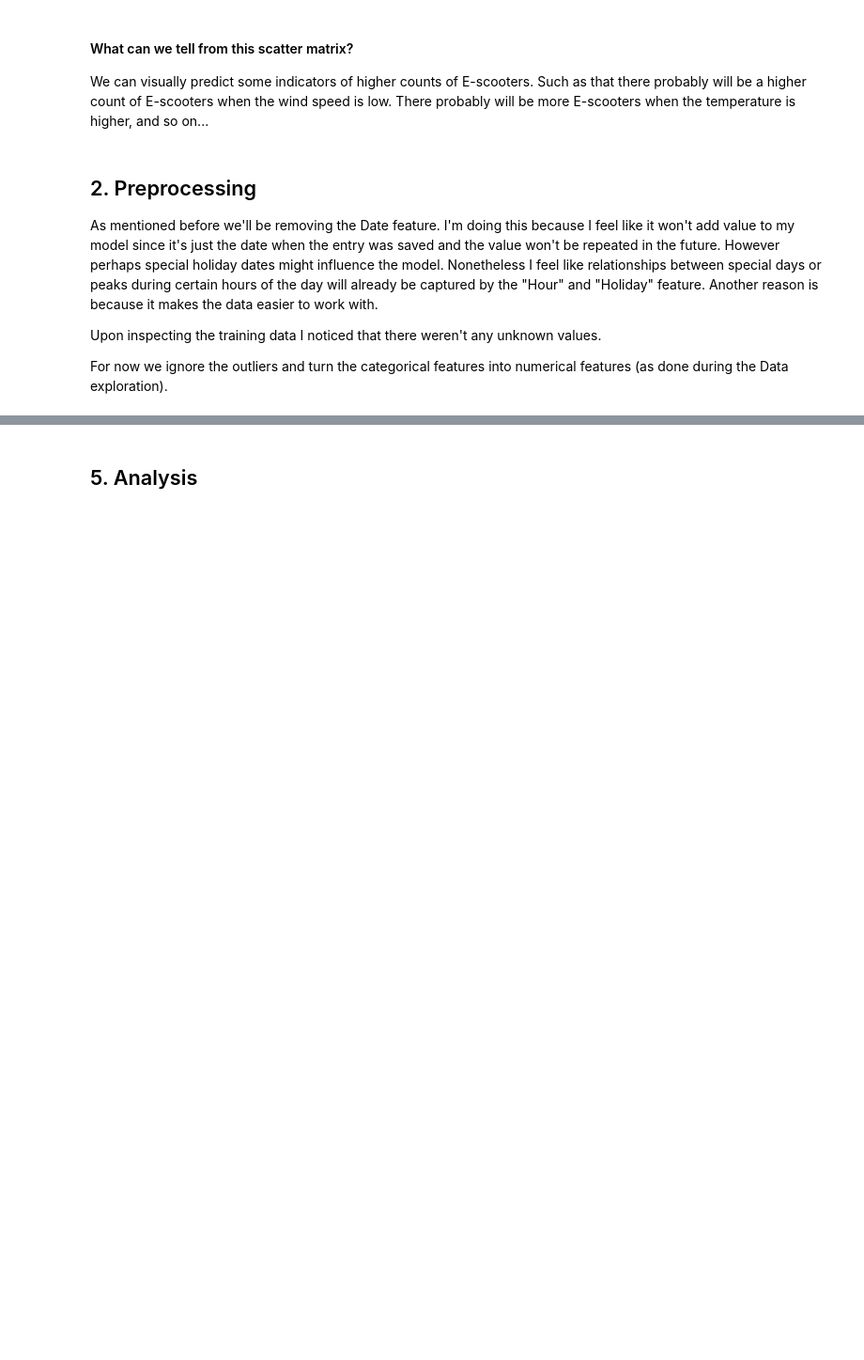
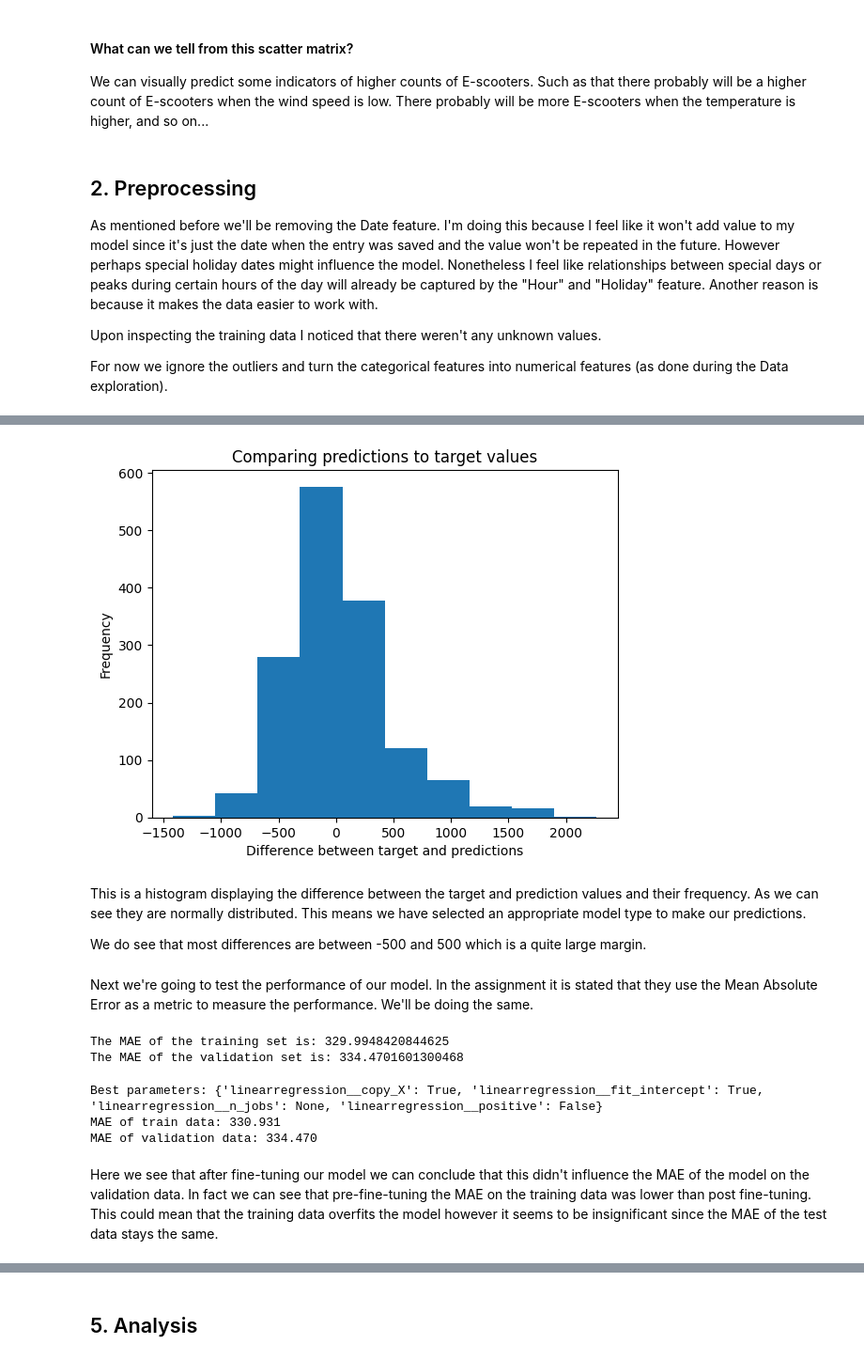
Before and after one commit to thebaconfate/Machine-learning-project, a Jupyter notebook: Project notebook.ipynb, the cells around one changed output, grey strips where cells are left out. Shown at 94% size. Saved outputs shown, nothing was run; the diff lists cells and outputs as text; code cells hidden in the pictures; blank space fills up the shorter version.

```diff
--- a/Project notebook.ipynb
+++ b/Project notebook.ipynb
@@ -196,0 +493,38 @@ Models that I considered are:
+# %%
+plt.hist(y_validation - linear_predictions)
+plt.title('Comparing predictions to target values')
+plt.xlabel('Difference between target and predictions')
+plt.ylabel('Frequency')
+plt.show()
+# %% [output]
+[figure, added]
+# %% [markdown]
+This is a histogram displaying the difference between the target and prediction values and their frequency. As we can see they are normally distributed. This means we have selected an appropriate model type to make our predictions.
+
+We do see that most differences are between -500 and 500 which is a quite large margin.
+# %% [markdown]
+Next we're going to test the performance of our model. In the assignment it is stated that they use the Mean Absolute Error as a metric to measure the performance. We'll be doing the same.
+# %%
+from sklearn import metrics
+predicted_train_values = linear_model.predict(x_train)
+print(f'The MAE of the training set is: {metrics.mean_absolute_error(y_train, predicted_train_values)}')
+print(f'The MAE of the validation set is: {metrics.mean_absolute_error(y_validation, linear_predictions)}')
+ #prints a dictionary of the parameters used in the model
+# %% [output]
+The MAE of the training set is: 329.9948420844625
+The MAE of the validation set is: 334.4701601300468
+# %%
+train_score = -1 * linear_gs.best_score_
+best_parameters = linear_gs.best_params_
+best_model = linear_gs.best_estimator_
+best_model.fit(x_train, y_train)
+print(f'Best parameters: {best_parameters}')
+print(f'MAE of train data: {train_score:.3f}')
+best_predictions = best_model.predict(x_validation)
+print(f'MAE of validation data: {metrics.mean_absolute_error(y_validation, best_predictions):.3f}')
+# %% [output]
+Best parameters: {'linearregression__copy_X': True, 'linearregression__fit_intercept': True, 'linearregression__n_jobs': None, 'linearregression__positive': False}
+MAE of train data: 330.931
+MAE of validation data: 334.470
+# %% [markdown]
+Here we see that after fine-tuning our model we can conclude that this didn't influence the MAE of the model on the validation data. In fact we can see that pre-fine-tuning the MAE on the training data was lower than post fine-tuning. This could mean that the training data overfits the model however it seems to be insignificant since the MAE of the test data stays the same.
```
Also changed, not shown: parts of 68 cells of this notebook, 6 other files.
